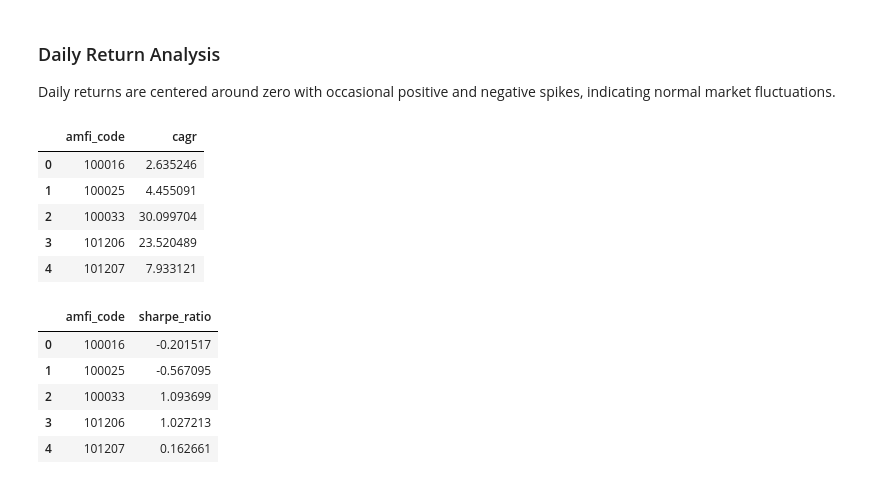
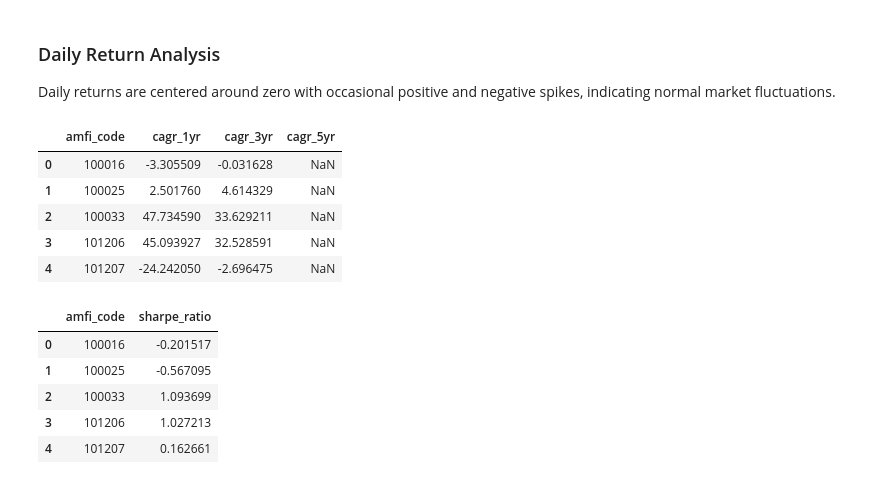
Before and after one commit to memauli123/bluestock_mf_capstone, a Jupyter notebook: notebooks/Performance_Analytics.ipynb, the cells around one changed output. Cells and saved outputs as stored; diff of their text form; code cells hidden in the pictures.

```diff
--- a/notebooks/Performance_Analytics.ipynb
+++ b/notebooks/Performance_Analytics.ipynb
@@ -42,25 +42,41 @@ plt.show()
 ### Daily Return Analysis
 Daily returns are centered around zero with occasional positive and negative spikes, indicating normal market fluctuations.
 # %%
-# Calculate CAGR for each fund
+# Calculate CAGR for each fund over 1, 3, and 5 years
 cagr_data = []
 for code in nav["amfi_code"].unique():
-    temp = nav[nav["amfi_code"] == code]
-    start_nav = temp.iloc[0]["nav"]
-    end_nav = temp.iloc[-1]["nav"]
-    years = (temp["date"].max()-temp["date"].min()).days /365
-    cagr = ((end_nav/start_nav)**(1/years)-1) * 100
-    cagr_data.append([code, cagr])
+    temp = nav[nav["amfi_code"] == code].sort_values("date")
+    latest_nav = temp.iloc[-1]["nav"]
+    # 1 Year CAGR
+    nav_1yr = temp.iloc[-252]["nav"]
+    cagr_1yr = ((latest_nav / nav_1yr) ** (1/1) - 1) * 100
+    # 3 Year CAGR
+    nav_3yr = temp.iloc[-756]["nav"]
+    cagr_3yr = ((latest_nav / nav_3yr) ** (1/3) - 1) * 100
+    # 5 Year CAGR
+    if len(temp) >= 1260:
+        nav_5yr = temp.iloc[-1260]["nav"]
+        cagr_5yr = ((latest_nav / nav_5yr) ** (1/5) - 1) * 100
+    else:
+        cagr_5yr = np.nan
+    cagr_data.append([code,cagr_1yr,cagr_3yr,cagr_5yr])
+
 cagr_df = pd.DataFrame(
     cagr_data,
-    columns=["amfi_code","cagr"]
+    columns=[
+        "amfi_code",
+        "cagr_1yr",
+        "cagr_3yr",
+        "cagr_5yr"
+    ]
 )
+
 cagr_df.head()
 # %% [output]
-|  | amfi_code | cagr |
-| 0 | 100016 | 2.635246 |
-| 1 | 100025 | 4.455091 |
-| 2 | 100033 | 30.099704 |
-| 3 | 101206 | 23.520489 |
-| 4 | 101207 | 7.933121 |
+|  | amfi_code | cagr_1yr | cagr_3yr | cagr_5yr |
+| 0 | 100016 | -3.305509 | -0.031628 | NaN |
+| 1 | 100025 | 2.501760 | 4.614329 | NaN |
+| 2 | 100033 | 47.734590 | 33.629211 | NaN |
+| 3 | 101206 | 45.093927 | 32.528591 | NaN |
+| 4 | 101207 | -24.242050 | -2.696475 | NaN |
 # %%
```
Also changed, not shown: parts of 10 cells of this notebook, 5 other files.
